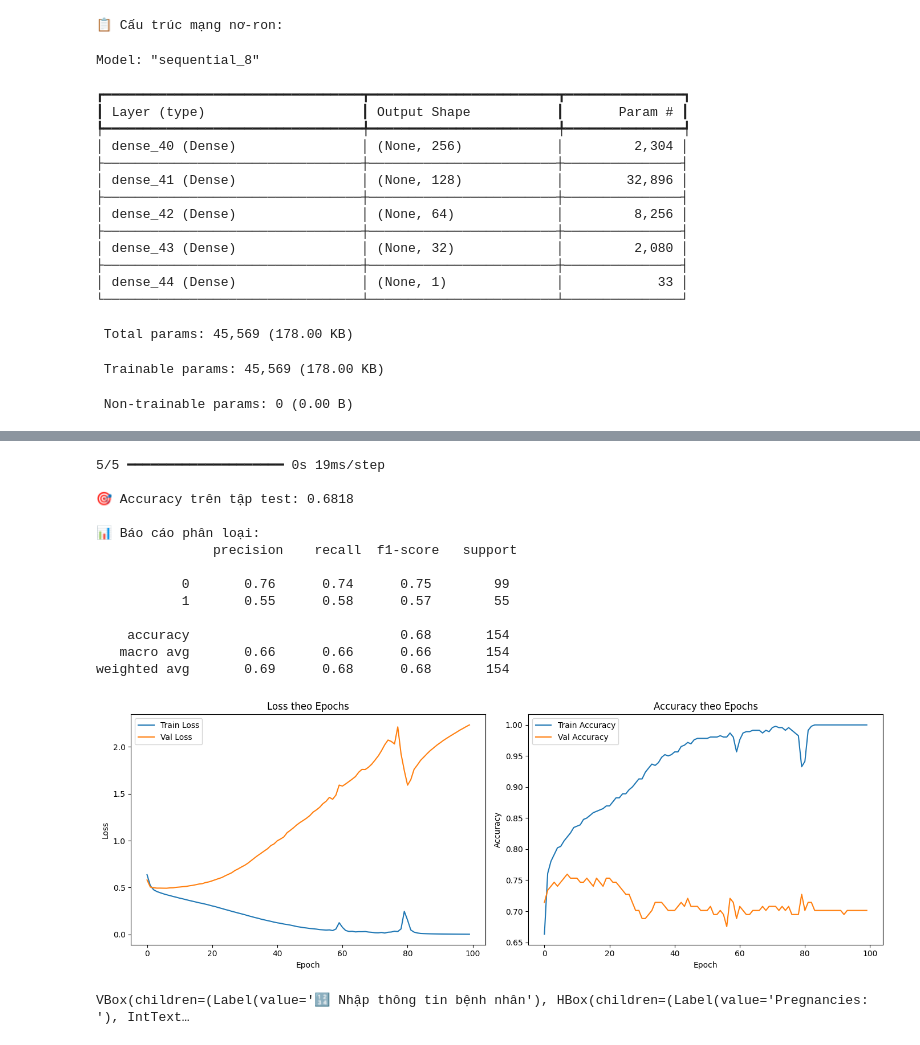
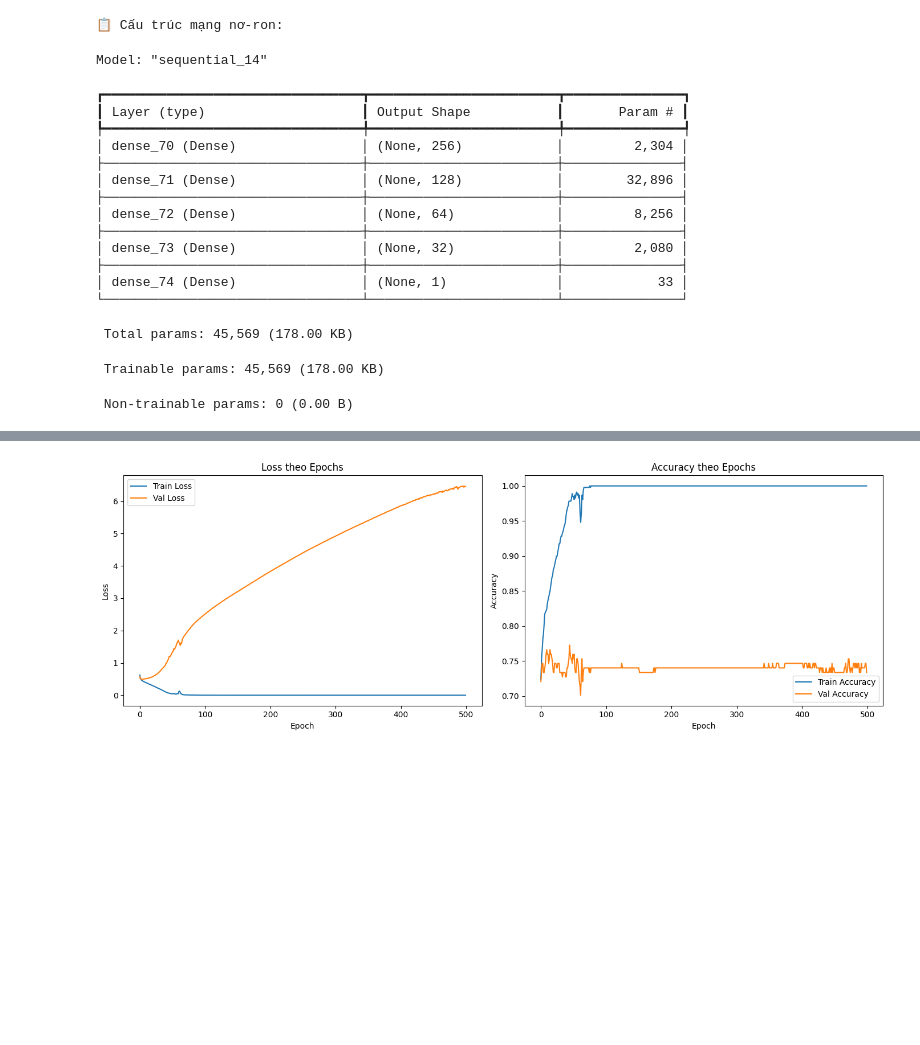
Before and after one commit to khanhduy0703/desktop-tutorial, a Jupyter notebook: tiêu_đường.ipynb, the cells around one changed output, grey strips where cells are left out. Cells and saved outputs as stored; diff of their text form; code cells hidden in the pictures; blank space fills up the shorter version.

```diff
--- a/tiêu_đường.ipynb
+++ b/tiêu_đường.ipynb
@@ -68,7 +70,7 @@ model.summary()
 # 10. Train đủ 300 epoch, không dừng sớm, batch nhỏ, validation kỹ, cân bằng class
 history = model.fit(
     X_train, y_train,
-    epochs=100,
+    epochs=500,
     batch_size=8,
     validation_split=0.25,
     verbose=1,
@@ -106,51 +108,21 @@ plt.legend()
 
 plt.tight_layout()
 plt.show()
-# Tạo widget nhập liệu
-input_widgets = {
-    'Pregnancies': widgets.IntText(value=0),
-    'Glucose': widgets.FloatText(value=120.0),
-    'BloodPressure': widgets.FloatText(value=70.0),
-    'SkinThickness': widgets.FloatText(value=20.0),
-    'Insulin': widgets.FloatText(value=80.0),
-    'BMI': widgets.FloatText(value=25.0),
-    'DiabetesPedigreeFunction': widgets.FloatText(value=0.5),
-    'Age': widgets.IntText(value=30),
-}
-
-predict_button = widgets.Button(description="Dự đoán")
-output_box = widgets.Output()
-
-def on_predict_clicked(b):
-    with output_box:
-        clear_output()
-        input_data = np.array([[input_widgets[key].value for key in input_widgets]])
-        input_scaled = scaler.transform(input_data)
-        prediction = model.predict(input_scaled)[0][0]
-        label = "⚠️ Nguy cơ bị tiểu đường!" if prediction > 0.5 else "✅ Không bị tiểu đường."
-        print(f"Kết quả dự đoán: {label} (Xác suất: {prediction:.2f})")
-
-predict_button.on_click(on_predict_clicked)
-
-# Hiển thị toàn bộ giao diện
-display(widgets.VBox([widgets.Label("🔢 Nhập thông tin bệnh nhân")] +
-        [widgets.HBox([widgets.Label(f"{k}: "), input_widgets[k]]) for k in input_widgets] +
-        [predict_button, output_box]))
 # %% [output]
 📋 Cấu trúc mạng nơ-ron:
-Model: "sequential_8"
+Model: "sequential_14"
 ┏━━━━━━━━━━━━━━━━━━━━━━━━━━━━━━━━━┳━━━━━━━━━━━━━━━━━━━━━━━━┳━━━━━━━━━━━━━━━┓
 ┃ Layer (type)                    ┃ Output Shape           ┃       Param # ┃
 ┡━━━━━━━━━━━━━━━━━━━━━━━━━━━━━━━━━╇━━━━━━━━━━━━━━━━━━━━━━━━╇━━━━━━━━━━━━━━━┩
-│ dense_40 (Dense)                │ (None, 256)            │         2,304 │
+│ dense_70 (Dense)                │ (None, 256)            │         2,304 │
 ├─────────────────────────────────┼────────────────────────┼───────────────┤
-│ dense_41 (Dense)                │ (None, 128)            │        32,896 │
+│ dense_71 (Dense)                │ (None, 128)            │        32,896 │
 ├─────────────────────────────────┼────────────────────────┼───────────────┤
-│ dense_42 (Dense)                │ (None, 64)             │         8,256 │
+│ dense_72 (Dense)                │ (None, 64)             │         8,256 │
 ├─────────────────────────────────┼────────────────────────┼───────────────┤
-│ dense_43 (Dense)                │ (None, 32)             │         2,080 │
+│ dense_73 (Dense)                │ (None, 32)             │         2,080 │
 ├─────────────────────────────────┼────────────────────────┼───────────────┤
-│ dense_44 (Dense)                │ (None, 1)              │            33 │
+│ dense_74 (Dense)                │ (None, 1)              │            33 │
 └─────────────────────────────────┴────────────────────────┴───────────────┘
  Total params: 45,569 (178.00 KB)
  Trainable params: 45,569 (178.00 KB)
@@ -176,15 +147 @@ WARNING:tensorflow:5 out of the last 13 calls to <function TensorFlowTrainer.mak
-5/5 ━━━━━━━━━━━━━━━━━━━━ 0s 19ms/step
-
-🎯 Accuracy trên tập test: 0.6818
-
-📊 Báo cáo phân loại:
-               precision    recall  f1-score   support
-
-           0       0.76      0.74      0.75        99
-           1       0.55      0.58      0.57        55
-
-    accuracy                           0.68       154
-   macro avg       0.66      0.66      0.66       154
-weighted avg       0.69      0.68      0.68       154
-[figure, old version]
+[figure, new version]
-VBox(children=(Label(value='🔢 Nhập thông tin bệnh nhân'), HBox(children=(Label(value='Pregnancies: '), IntText…
```
Also changed, not shown: parts of 3 cells of this notebook.
